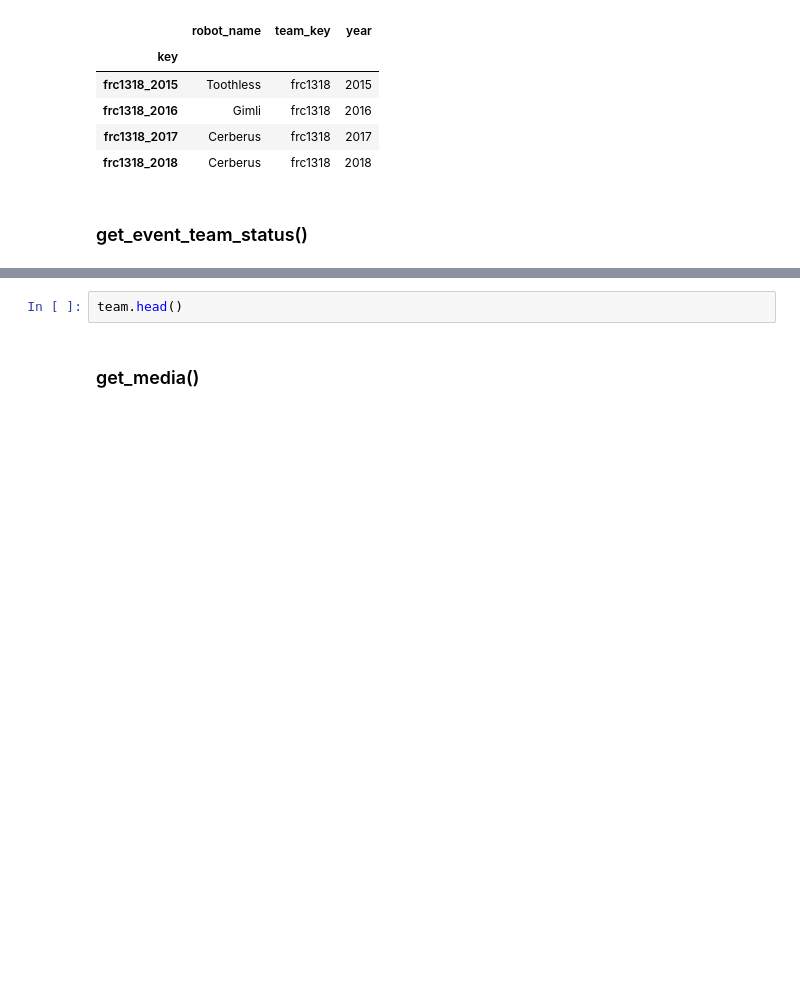
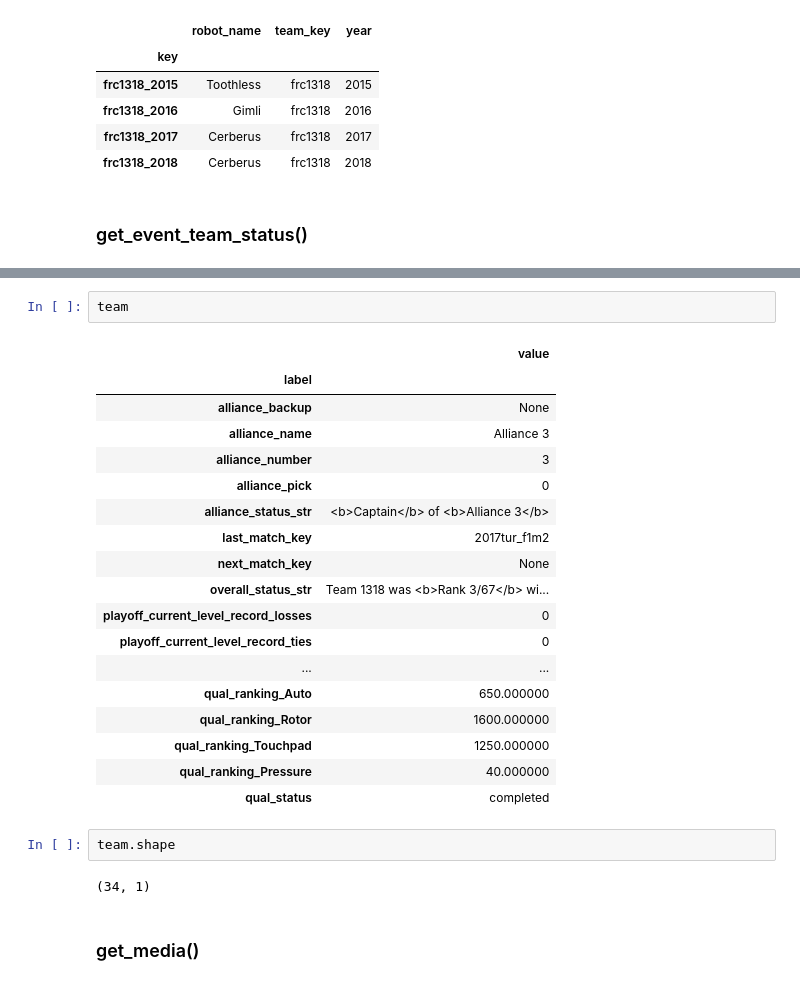
Before and after one commit to irwinsnet-old/tbap, a Jupyter notebook: TBA03 Team Data.ipynb, the cells around one changed output, grey strips where cells are left out. Cells and saved outputs as stored; diff of their text form; blank space fills up the shorter version.

```diff
--- a/TBA03 Team Data.ipynb
+++ b/TBA03 Team Data.ipynb
@@ -249,5 +247,28 @@ AttributeError: module 'tbap.server' has no attribute 'build_single_column_frame
 # %%
-team.head()
+team
+# %% [output]
+|  | value |
+| label |  |
+| alliance_backup | None |
+| alliance_name | Alliance 3 |
+| alliance_number | 3 |
+| alliance_pick | 0 |
+| alliance_status_str | <b>Captain</b> of <b>Alliance 3</b> |
+| last_match_key | 2017tur_f1m2 |
+| next_match_key | None |
+| overall_status_str | Team 1318 was <b>Rank 3/67</b> wi... |
+| playoff_current_level_record_losses | 0 |
+| playoff_current_level_record_ties | 0 |
+| ... | ... |
+| qual_ranking_Auto | 650.000000 |
+| qual_ranking_Rotor | 1600.000000 |
+| qual_ranking_Touchpad | 1250.000000 |
+| qual_ranking_Pressure | 40.000000 |
+| qual_status | completed |
+# %%
+team.shape
+# %% [output]
+(34, 1)
 # %% [markdown]
 ### get_media()
 # %%
```
Also changed, not shown: parts of 1 cell of this notebook, 4 other files.
